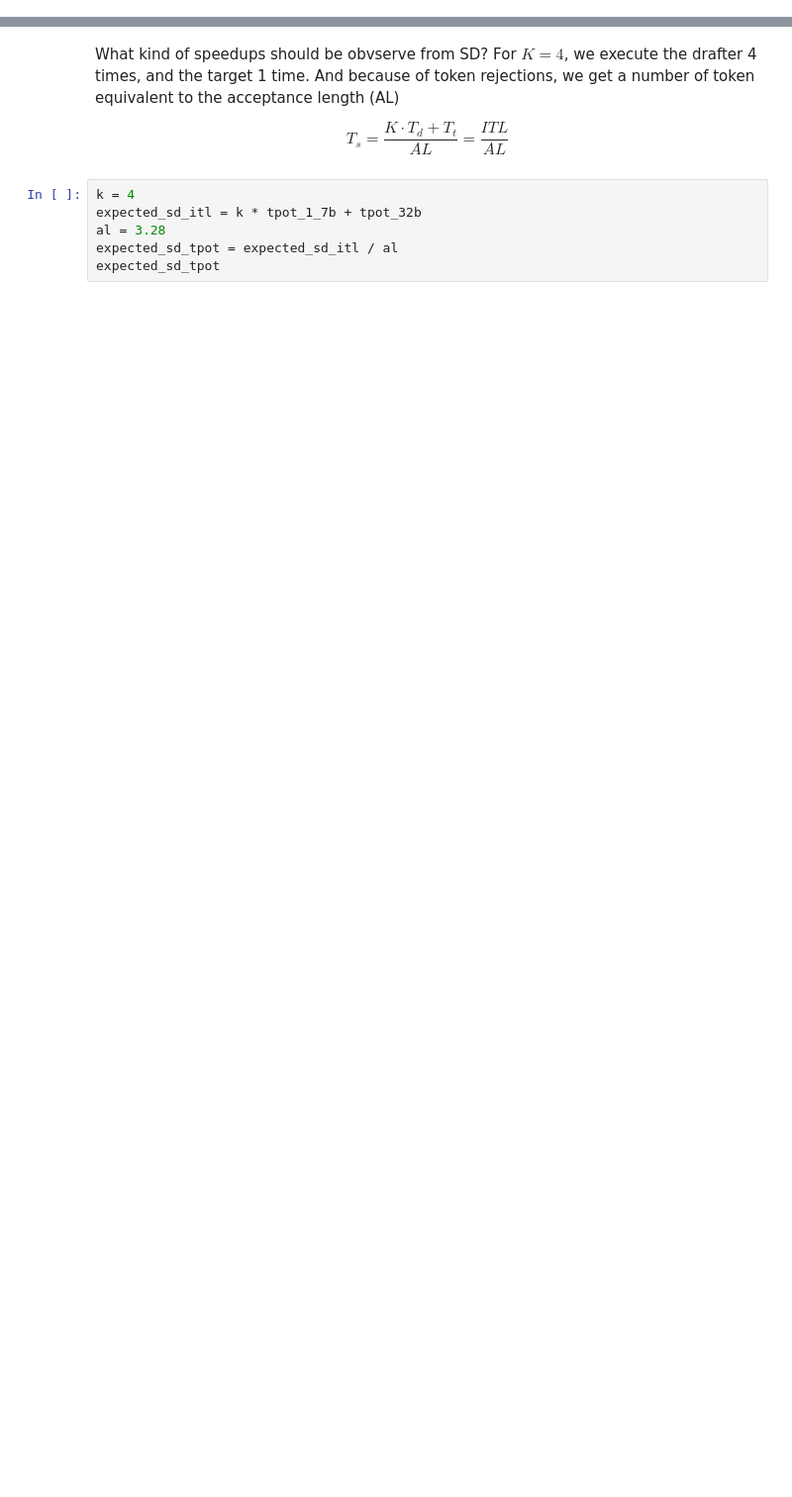
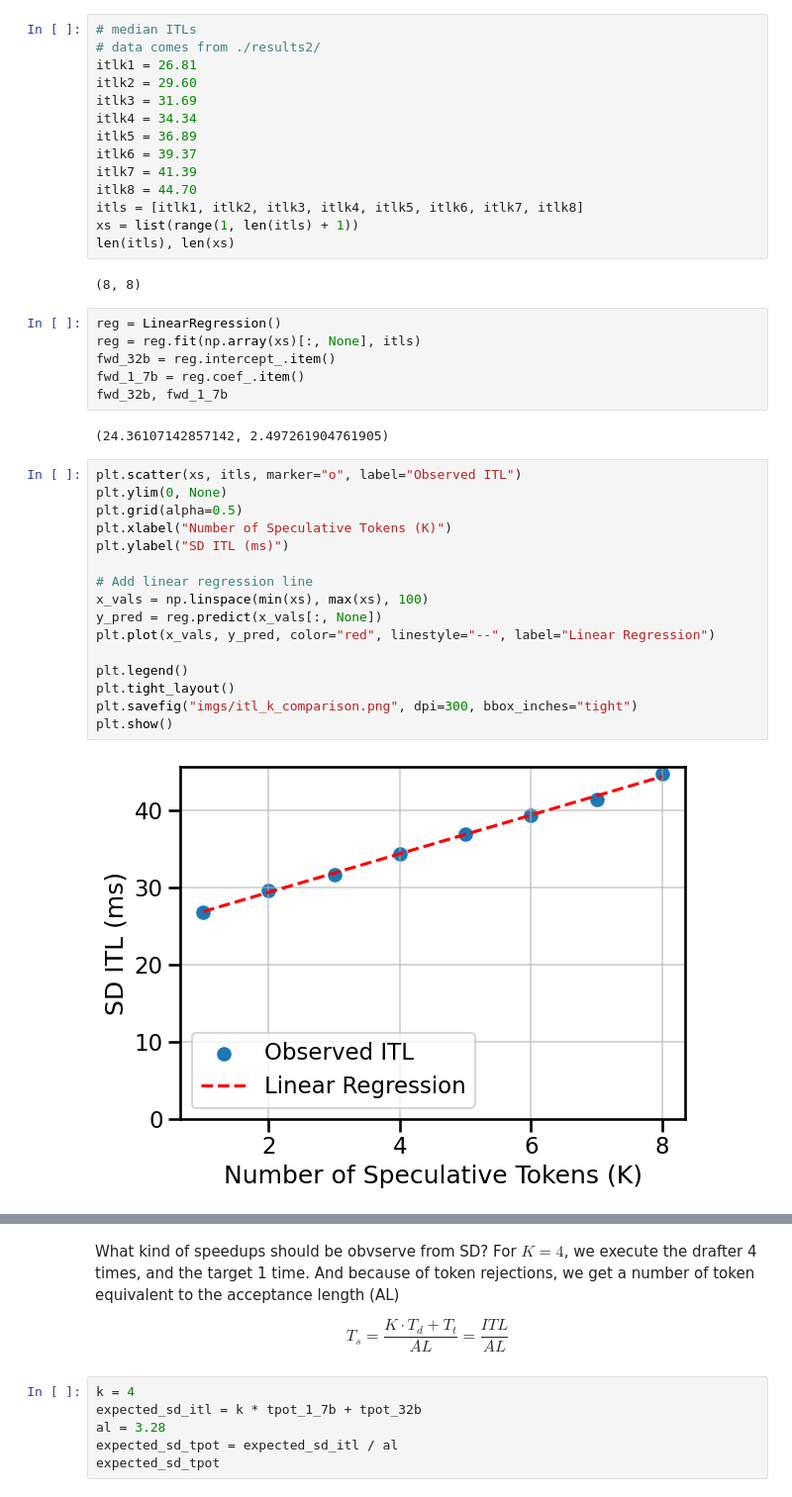
Before and after one commit to tomasruizt/vllm-scripts, a Jupyter notebook: profiling/analysis.ipynb, the cells around one changed output, grey strips where cells are left out. Shown at 99% size. Cells and saved outputs as stored; diff of their text form; blank space fills up the shorter version.

Commit message:
Commit forecast analysis for full CUDA graphs

```diff
--- a/profiling/analysis.ipynb
+++ b/profiling/analysis.ipynb
@@ -1 +12,43 @@
+# %%
+# median ITLs
+# data comes from ./results2/
+itlk1 = 26.81
+itlk2 = 29.60
+itlk3 = 31.69
+itlk4 = 34.34
+itlk5 = 36.89
+itlk6 = 39.37
+itlk7 = 41.39
+itlk8 = 44.70
+itls = [itlk1, itlk2, itlk3, itlk4, itlk5, itlk6, itlk7, itlk8]
+xs = list(range(1, len(itls) + 1))
+len(itls), len(xs)
+# %% [output]
+(8, 8)
+# %%
+reg = LinearRegression()
+reg = reg.fit(np.array(xs)[:, None], itls)
+fwd_32b = reg.intercept_.item()
+fwd_1_7b = reg.coef_.item()
+fwd_32b, fwd_1_7b
+# %% [output]
+(24.36107142857142, 2.497261904761905)
+# %%
+plt.scatter(xs, itls, marker="o", label="Observed ITL")
+plt.ylim(0, None)
+plt.grid(alpha=0.5)
+plt.xlabel("Number of Speculative Tokens (K)")
+plt.ylabel("SD ITL (ms)")
+
+# Add linear regression line
+x_vals = np.linspace(min(xs), max(xs), 100)
+y_pred = reg.predict(x_vals[:, None])
+plt.plot(x_vals, y_pred, color="red", linestyle="--", label="Linear Regression")
+
+plt.legend()
+plt.tight_layout()
+plt.savefig("imgs/itl_k_comparison.png", dpi=300, bbox_inches="tight")
+plt.show()
+# %% [output]
+[figure, added]
 # %%
```
Also changed, not shown: parts of 19 cells of this notebook, 2 other files.
